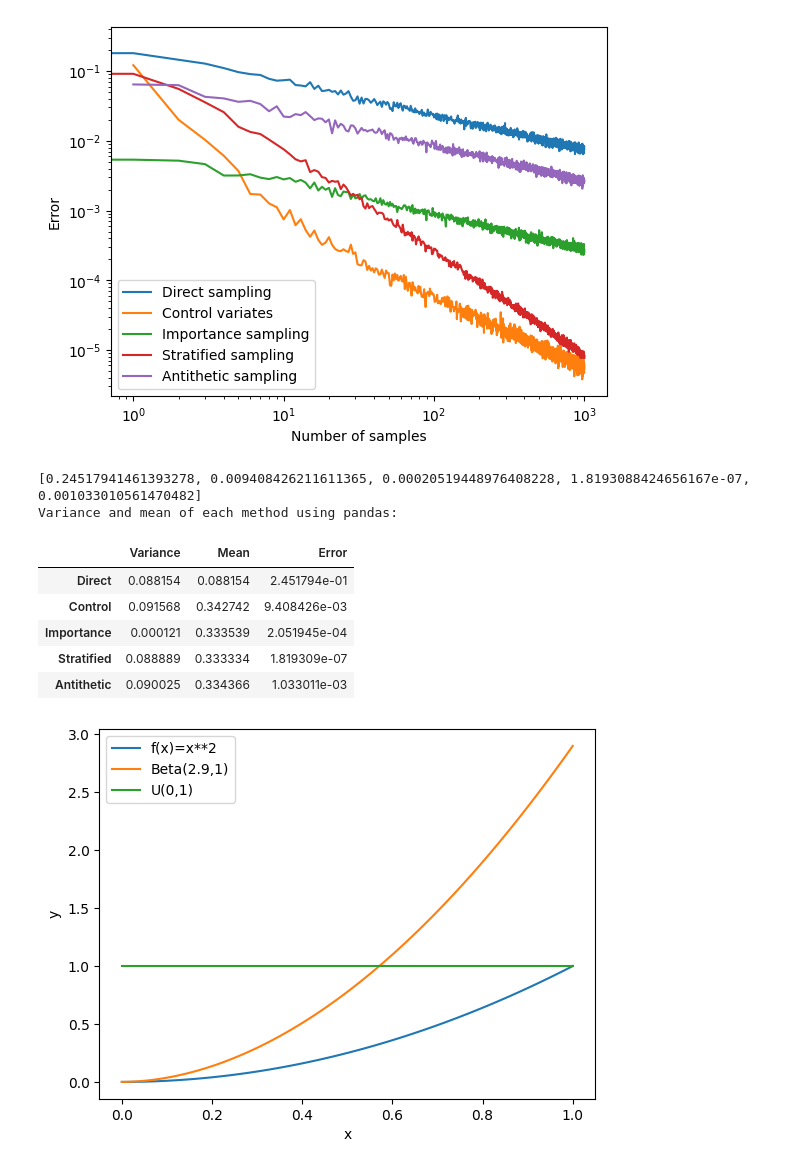
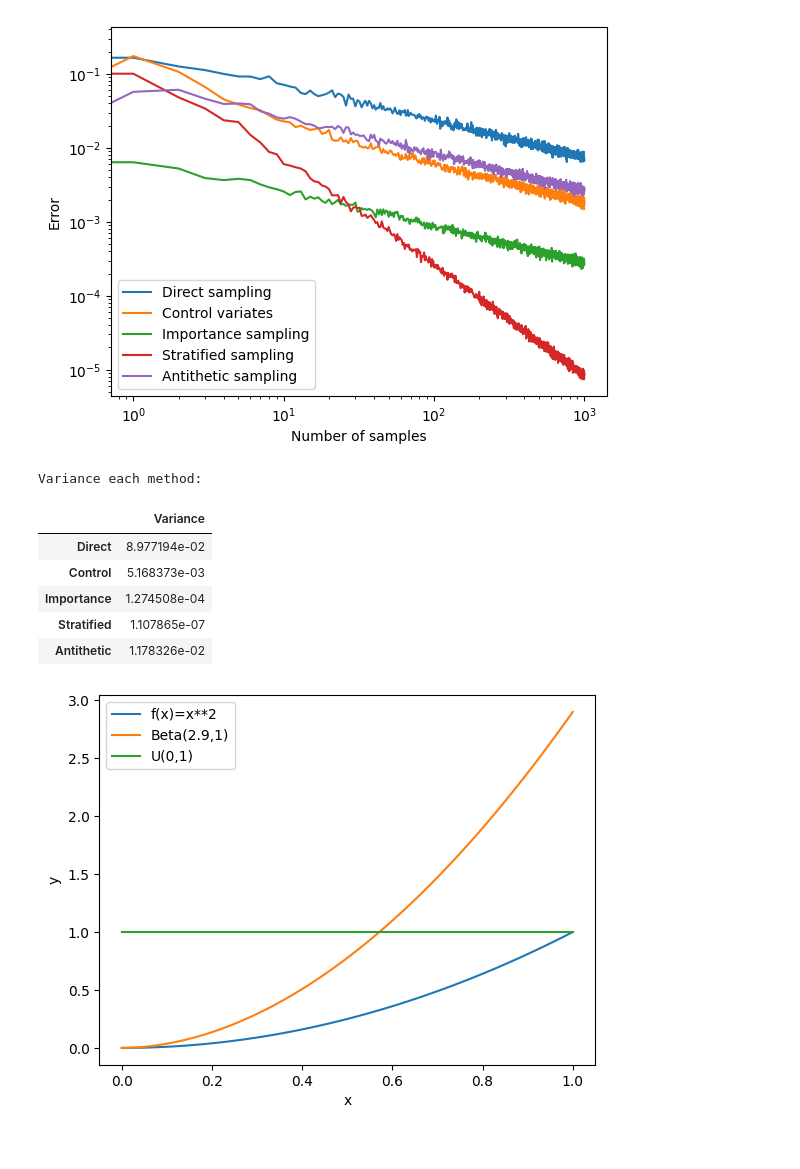
Before and after one commit to AlffonsoMV/PAMSProject, a Jupyter notebook: Code/Test_Variance_Reduction.ipynb, the cells around one changed output. Saved outputs shown, nothing was run; the diff lists cells and outputs as text; code cells hidden in the pictures.

Commit message:
Improve of every variance reduction technique: Added the variance per each technique and reviewed the whole section adding proofs

```diff
--- a/Code/Test_Variance_Reduction.ipynb
+++ b/Code/Test_Variance_Reduction.ipynb
@@ -3,6 +3,9 @@ import numpy as np
 import matplotlib.pyplot as plt
 from scipy.stats import beta, uniform
 import pandas as pd
+from library import *
 
 n_samples = 1000
 n_runs = 100
+a, b = 0, 1
+N_VARIANCES = 500
@@ -131,26 +150,0 @@ Estimation of the mean:  0.33333351526421756
-# %%
-# Antithetic sampling
-error_antithetic = np.zeros(n_samples, dtype=float)
-for i in range(n_runs):
-    for n in range(1, n_samples + 1):
-        u = np.random.uniform(0, 1, n // 2)
-        x = np.concatenate((u, 1 - u))
-        y = x ** 2
-        error_antithetic[n - 1] += np.abs(np.mean(y) - 1 / 3)
-error_antithetic /= n_runs
-
-# Plot the results
-plt.loglog(error_antithetic, label='Antithetic sampling')
-plt.legend()
-plt.xlabel('Number of samples')
-plt.ylabel('Error')
-plt.show()
-
-# Compute of the variance with this method
-u = np.random.uniform(0, 1, n_samples * 5)  # Generate half n_samples*10 variates
-x = np.concatenate((u, 1 - u))  # Use antithetic variates
-y = x ** 2
-var_antithetic = np.mean((y - 1/3)**2)
-mean_antithetic = np.mean(y)
-print('Variance of the antithetic sampling method: ', var_antithetic)
-print('Estimation of the mean: ', mean_antithetic)
@@ -161,38 +151,31 @@ Estimation of the mean:  0.3343663438948038
 # %%
 # Plot the results
 plt.loglog(error_direct, label='Direct sampling')
 plt.loglog(error_control, label='Control variates')
 plt.loglog(error_importance, label='Importance sampling')
 plt.loglog(error_stratified, label='Stratified sampling')
 plt.loglog(error_antithetic, label='Antithetic sampling')
 plt.legend()
 plt.xlabel('Number of samples')
 plt.ylabel('Error')
 plt.show()
 
 # Create a table with the variance and mean of each method
-variance = [var_direct, var_control, var_importance, var_stratified, var_antithetic]
-mean = [mean_direct, mean_control, mean_importance, mean_stratified, mean_antithetic]
-error = [np.abs(mean_direct-1/3), np.abs(mean_control-1/3), np.abs(mean_importance-1/3), np.abs(mean_stratified-1/3), np.abs(mean_antithetic-1/3)]
+variances = [variance_direct, variance_control, var_importance, variance_stratified, variance_antithetic]
 
-print(error)
-
-table = np.zeros((5, 3))
-table[:, 0] = variance
-table[:, 1] = mean
-table[:, 2] = error
-print('Variance and mean of each method using pandas: ')
-pd.DataFrame(table, columns=['Variance', 'Mean', 'Error'], index=['Direct', 'Control', 'Importance', 'Stratified', 'Antithetic'])
+table = np.zeros((5, 1))
+table[:, 0] = variances
+print('Variance each method: ')
+pd.DataFrame(table, columns=['Variance'], index=['Direct', 'Control', 'Importance', 'Stratified', 'Antithetic'])
 # %% [output]
-[figure, old version]
+[figure, new version]
-[0.24517941461393278, 0.009408426211611365, 0.00020519448976408228, 1.8193088424656167e-07, 0.001033010561470482]
-Variance and mean of each method using pandas:
+Variance each method:
-|  | Variance | Mean | Error |
-| Direct | 0.088154 | 0.088154 | 2.451794e-01 |
-| Control | 0.091568 | 0.342742 | 9.408426e-03 |
-| Importance | 0.000121 | 0.333539 | 2.051945e-04 |
-| Stratified | 0.088889 | 0.333334 | 1.819309e-07 |
-| Antithetic | 0.090025 | 0.334366 | 1.033011e-03 |
+|  | Variance |
+| Direct | 8.977194e-02 |
+| Control | 5.168373e-03 |
+| Importance | 1.274508e-04 |
+| Stratified | 1.107865e-07 |
+| Antithetic | 1.178326e-02 |
 # %%
 # Plot of Beta(4,2) and y=x**2
 x = np.linspace(0, 1, 100)
```
Also changed, not shown: parts of 9 cells of this notebook, 3 other files.
